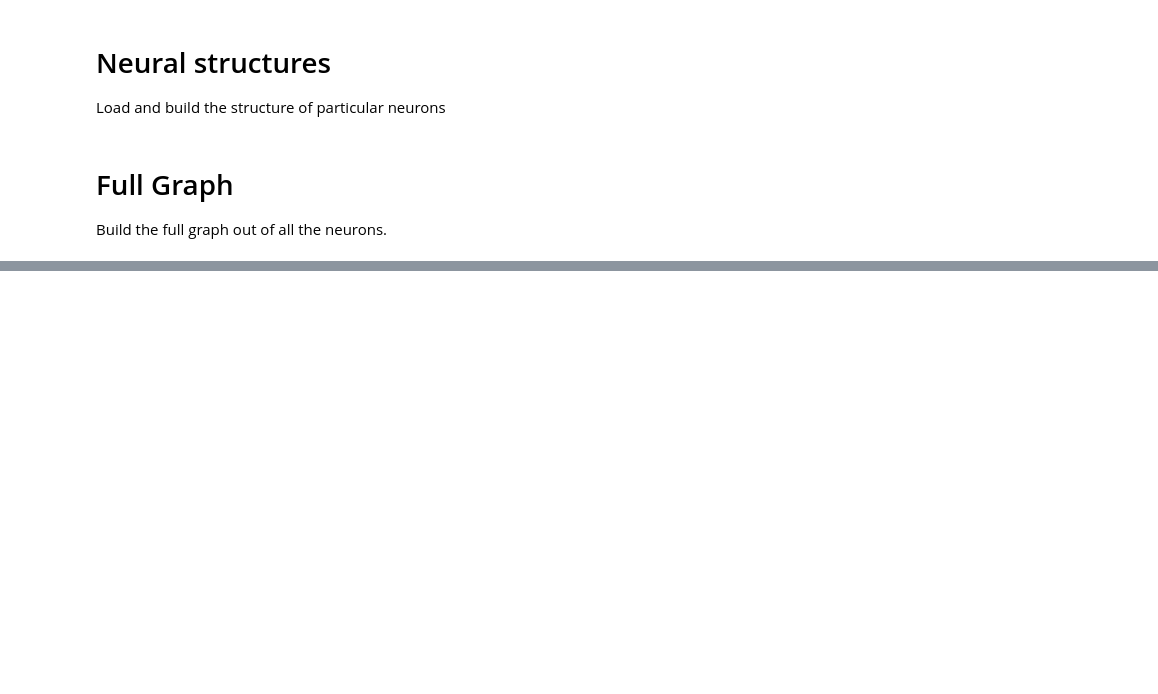
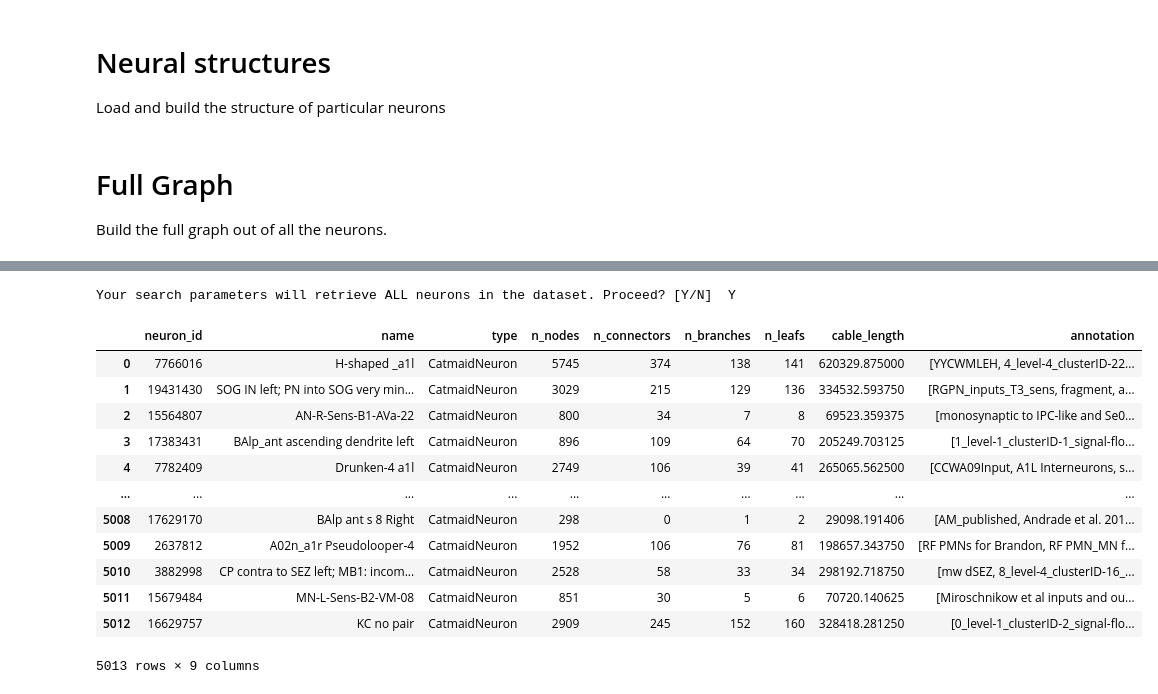
Before and after one commit to Leon-Parepko/Drosophila-Larvae-Simulation, a Jupyter notebook: Leon/catmaid/Build_Full_Graph.ipynb, the cells around one changed output, grey strips where cells are left out. Saved outputs shown, nothing was run; the diff lists cells and outputs as text; code cells hidden in the pictures; blank space fills up the shorter version.

Commit message:
Update complete graph construction algorithm from catmaid.

```diff
--- a/Leon/catmaid/Build_Full_Graph.ipynb
+++ b/Leon/catmaid/Build_Full_Graph.ipynb
@@ -212,0 +235,77 @@ network.save_as_nx_graph('./complete_graph.gml')
+# %%
+logging.getLogger('pymaid').setLevel(logging.ERROR)
+warnings.simplefilter(action="ignore", category=FutureWarning)
+
+neurons = pymaid.find_neurons()
+all_skids = neurons.skeleton_id
+
+# Containers for metadata
+neurons_metadata = []
+nodes_metadata = []
+
+for skid in tqdm(all_skids):
+    try:
+        neuron = pymaid.get_neuron(skid)
+
+        # --- Neuron-level metadata ---
+        neuron_metadata = {
+            "neuron_id": neuron.id,
+            "name": neuron.name,
+            "type": neuron.type,
+            "n_nodes": neuron.n_nodes,
+            "n_connectors": neuron.n_connectors,
+            "n_branches": neuron.n_branches,
+            "n_leafs": neuron.n_leafs,
+            "cable_length": neuron.cable_length,
+            "annotation": neuron.annotations
+        }
+        neurons_metadata.append(neuron_metadata)
+
+        # --- Node-level metadata ---
+        nodes = neuron.nodes[["node_id", "x", "y", "z", "radius", "type"]].copy()
+        nodes["neuron_id"] = neuron.id  # link to parent neuron
+
+        # Fix radius: None if NaN or negative
+        nodes["radius"] = nodes["radius"].apply(
+            lambda r: None if pd.isna(r) or r <= 0 else r
+        )
+
+        # --- Connector metadata ---
+        connectors = pymaid.get_connectors(neuron)[["connector_id", "x", "y", "z", "type"]].copy()
+        connectors = connectors.rename(columns={"connector_id": "node_id"})
+        connectors["radius"] = None  # no radius for connectors
+        connectors["neuron_id"] = neuron.id  # link to parent neuron
+
+        # Merge nodes + connectors into one table
+        node_info = pd.concat([nodes, connectors], ignore_index=True)
+
+        nodes_metadata.append(node_info)
+
+    except Exception as e:
+        print(f"FAIL {skid}: {e}")
+
+# Convert lists to DataFrames
+neurons_metadata = pd.DataFrame(neurons_metadata)
+nodes_metadata = pd.concat(nodes_metadata, ignore_index=True)
+
+# Save results to CSV
+neurons_metadata.to_csv("Metadata_Neurons(manual).csv", index=False)
+nodes_metadata.to_csv("Metadata_Nodes(manual).csv", index=False)
+# %% [output]
+Your search parameters will retrieve ALL neurons in the dataset. Proceed? [Y/N]  Y
+# %%
+neurons_metadata
+# %% [output]
+|  | neuron_id | name | type | n_nodes | n_connectors | n_branches | n_leafs | cable_length | annotation |
+| 0 | 7766016 | H-shaped _a1l | CatmaidNeuron | 5745 | 374 | 138 | 141 | 620329.875000 | [YYCWMLEH, 4_level-4_clusterID-22... |
+| 1 | 19431430 | SOG IN left; PN into SOG very min... | CatmaidNeuron | 3029 | 215 | 129 | 136 | 334532.593750 | [RGPN_inputs_T3_sens, fragment, a... |
+| 2 | 15564807 | AN-R-Sens-B1-AVa-22 | CatmaidNeuron | 800 | 34 | 7 | 8 | 69523.359375 | [monosynaptic to IPC-like and Se0... |
+| 3 | 17383431 | BAlp_ant ascending dendrite left | CatmaidNeuron | 896 | 109 | 64 | 70 | 205249.703125 | [1_level-1_clusterID-1_signal-flo... |
+| 4 | 7782409 | Drunken-4 a1l | CatmaidNeuron | 2749 | 106 | 39 | 41 | 265065.562500 | [CCWA09Input, A1L Interneurons, s... |
+| ... | ... | ... | ... | ... | ... | ... | ... | ... | ... |
+| 5008 | 17629170 | BAlp ant s 8 Right | CatmaidNeuron | 298 | 0 | 1 | 2 | 29098.191406 | [AM_published, Andrade et al. 201... |
+| 5009 | 2637812 | A02n_a1r Pseudolooper-4 | CatmaidNeuron | 1952 | 106 | 76 | 81 | 198657.343750 | [RF PMNs for Brandon, RF PMN_MN f... |
+| 5010 | 3882998 | CP contra to SEZ left; MB1: incom... | CatmaidNeuron | 2528 | 58 | 33 | 34 | 298192.718750 | [mw dSEZ, 8_level-4_clusterID-16_... |
+| 5011 | 15679484 | MN-L-Sens-B2-VM-08 | CatmaidNeuron | 851 | 30 | 5 | 6 | 70720.140625 | [Miroschnikow et al inputs and ou... |
+| 5012 | 16629757 | KC no pair | CatmaidNeuron | 2909 | 245 | 152 | 160 | 328418.281250 | [0_level-1_clusterID-2_signal-flo... |
+5013 rows × 9 columns
```
Also changed, not shown: parts of 7 cells of this notebook, 2 other files.
